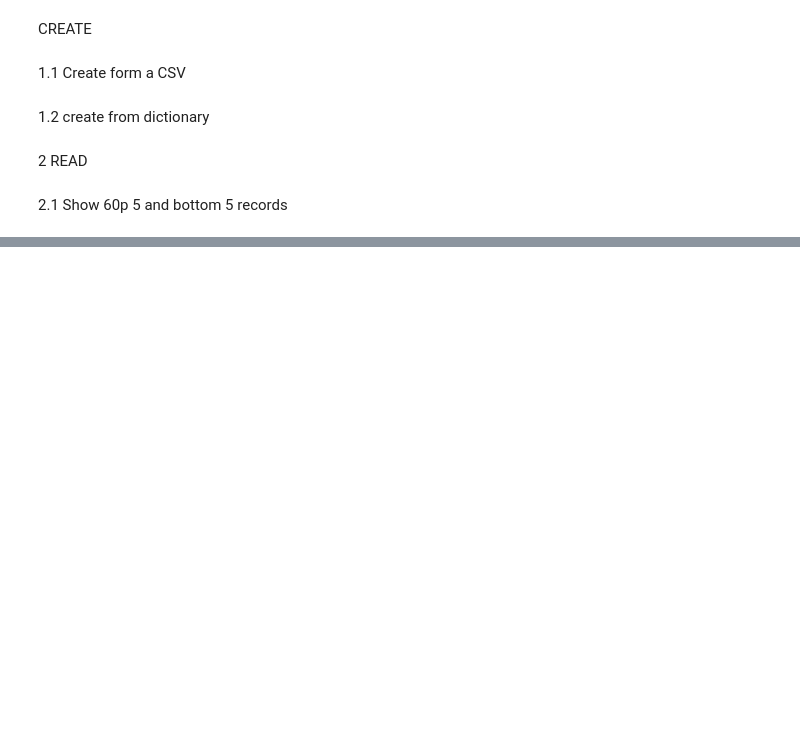
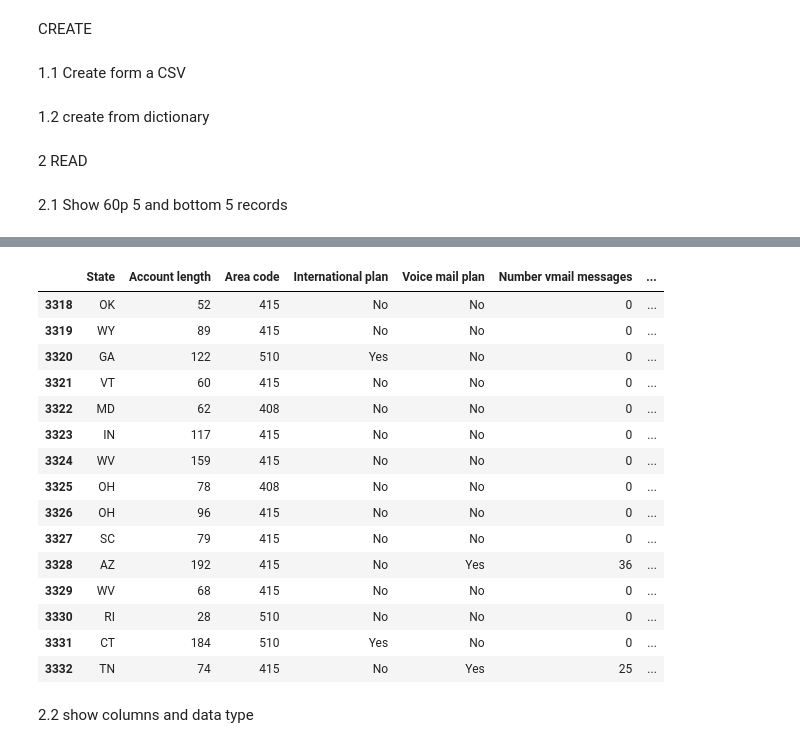
Before and after one commit to zeerob440/sdev220_zRoberts, a Jupyter notebook: mod7/pandas_lab.ipynb, the cells around one changed output, grey strips where cells are left out. Drawn from its saved outputs; the diff is of its cells as text; code cells hidden in the pictures; blank space fills up the shorter version.

```diff
--- a/mod7/pandas_lab.ipynb
+++ b/mod7/pandas_lab.ipynb
@@ -31,0 +48,22 @@ df.head()
+# %%
+# read bottom 15 records of CSV
+df.tail(15)
+# %% [output]
+|  | State | Account length | Area code | International plan | Voice mail plan | Number vmail messages | ... |
+| 3318 | OK | 52 | 415 | No | No | 0 | ... |
+| 3319 | WY | 89 | 415 | No | No | 0 | ... |
+| 3320 | GA | 122 | 510 | Yes | No | 0 | ... |
+| 3321 | VT | 60 | 415 | No | No | 0 | ... |
+| 3322 | MD | 62 | 408 | No | No | 0 | ... |
+| 3323 | IN | 117 | 415 | No | No | 0 | ... |
+| 3324 | WV | 159 | 415 | No | No | 0 | ... |
+| 3325 | OH | 78 | 408 | No | No | 0 | ... |
+| 3326 | OH | 96 | 415 | No | No | 0 | ... |
+| 3327 | SC | 79 | 415 | No | No | 0 | ... |
+| 3328 | AZ | 192 | 415 | No | Yes | 36 | ... |
+| 3329 | WV | 68 | 415 | No | No | 0 | ... |
+| 3330 | RI | 28 | 510 | No | No | 0 | ... |
+| 3331 | CT | 184 | 510 | Yes | No | 0 | ... |
+| 3332 | TN | 74 | 415 | No | Yes | 25 | ... |
+# %% [markdown]
+2.2 show columns and data type
```
Also changed, not shown: parts of 7 cells of this notebook.
